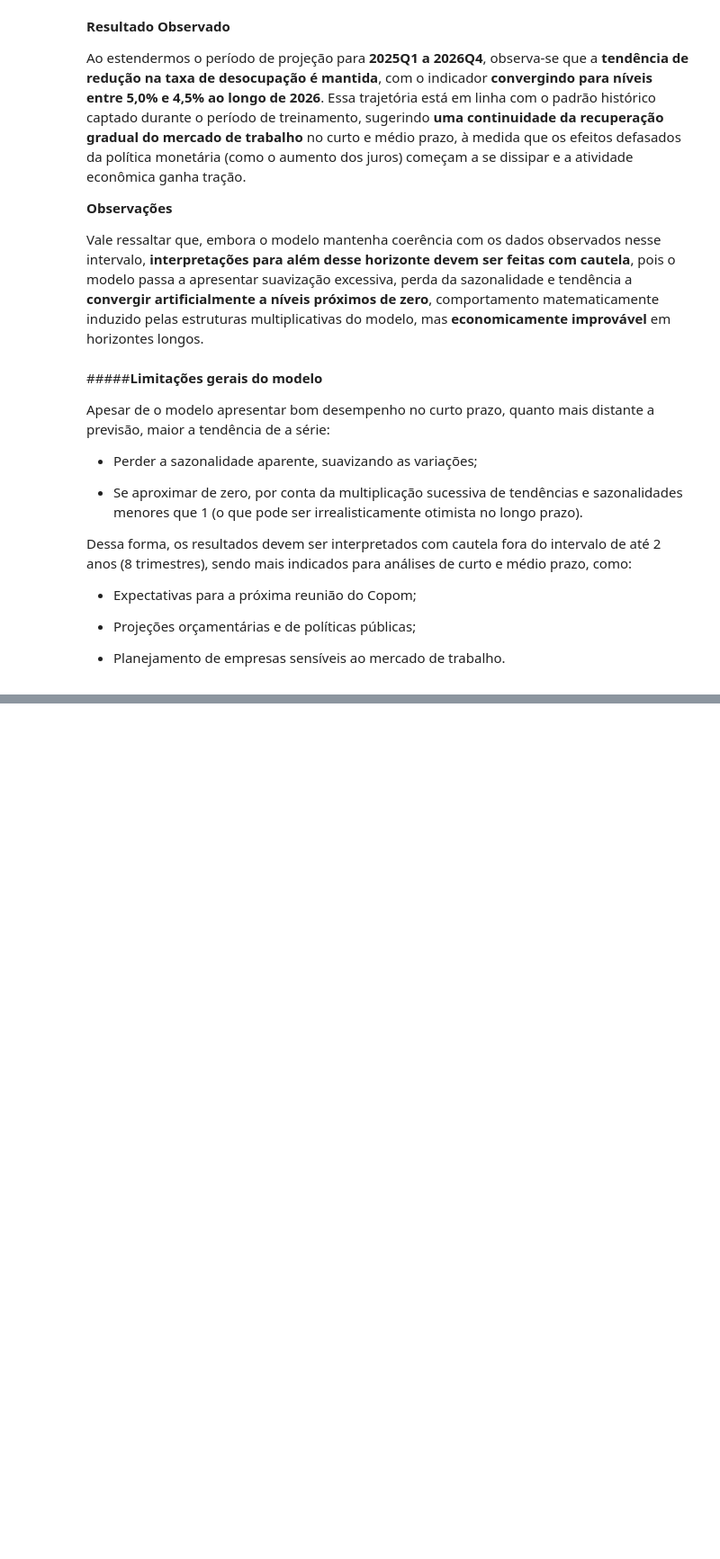
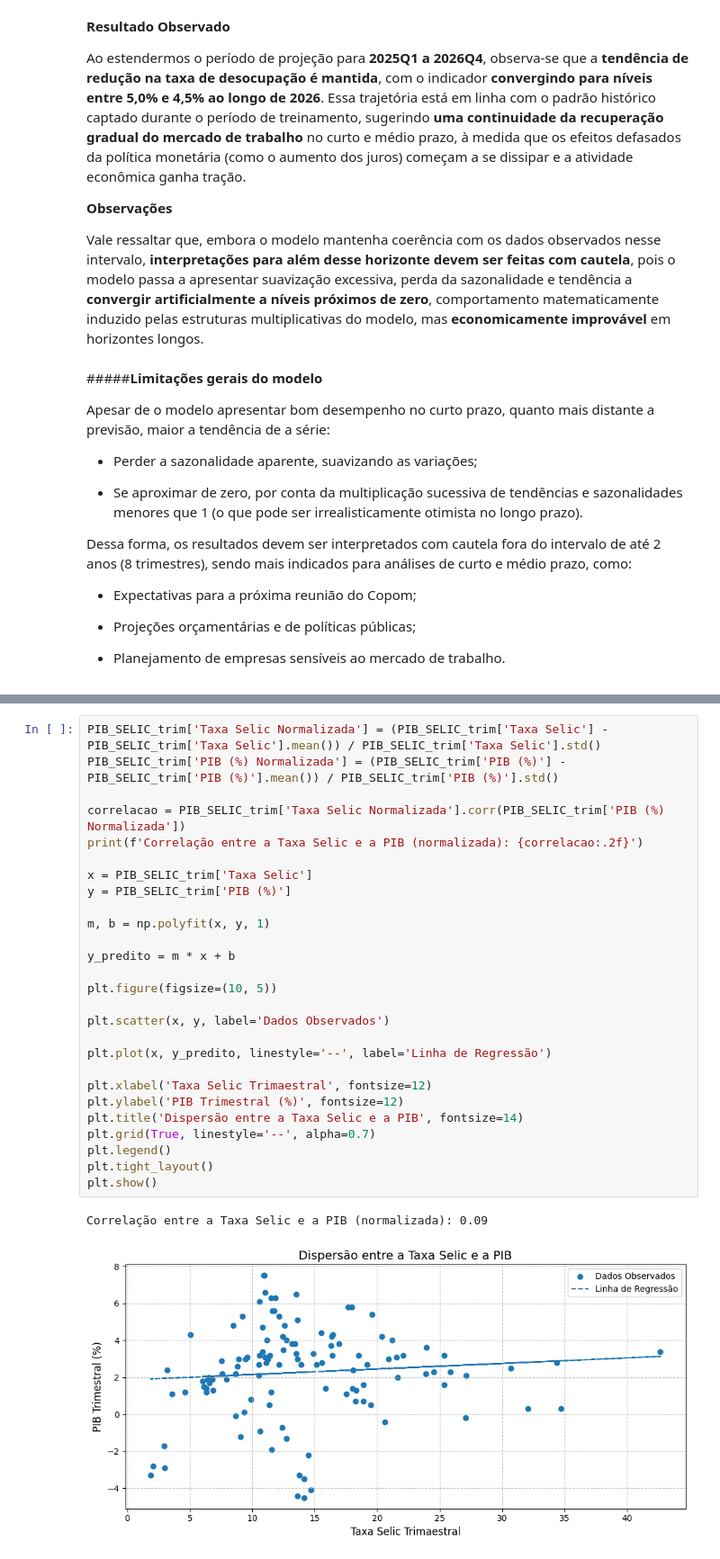
Before and after one commit to gabyxsantos/Economia, a Jupyter notebook: trabalho_pt2.ipynb, the cells around one changed output, grey strips where cells are left out. Shown at 90% size. Saved outputs shown, nothing was run; the diff lists cells and outputs as text; blank space fills up the shorter version.

```diff
--- a/trabalho_pt2.ipynb
+++ b/trabalho_pt2.ipynb
@@ -1341,0 +1371,30 @@ Dessa forma, os resultados devem ser interpretados com cautela fora do intervalo
+# %%
+PIB_SELIC_trim['Taxa Selic Normalizada'] = (PIB_SELIC_trim['Taxa Selic'] - PIB_SELIC_trim['Taxa Selic'].mean()) / PIB_SELIC_trim['Taxa Selic'].std()
+PIB_SELIC_trim['PIB (%) Normalizada'] = (PIB_SELIC_trim['PIB (%)'] - PIB_SELIC_trim['PIB (%)'].mean()) / PIB_SELIC_trim['PIB (%)'].std()
+
+correlacao = PIB_SELIC_trim['Taxa Selic Normalizada'].corr(PIB_SELIC_trim['PIB (%) Normalizada'])
+print(f'Correlação entre a Taxa Selic e a PIB (normalizada): {correlacao:.2f}')
+
+x = PIB_SELIC_trim['Taxa Selic']
+y = PIB_SELIC_trim['PIB (%)']
+
+m, b = np.polyfit(x, y, 1)
+
+y_predito = m * x + b
+
+plt.figure(figsize=(10, 5))
+
+plt.scatter(x, y, label='Dados Observados')
+
+plt.plot(x, y_predito, linestyle='--', label='Linha de Regressão')
+
+plt.xlabel('Taxa Selic Trimaestral', fontsize=12)
+plt.ylabel('PIB Trimestral (%)', fontsize=12)
+plt.title('Dispersão entre a Taxa Selic e a PIB', fontsize=14)
+plt.grid(True, linestyle='--', alpha=0.7)
+plt.legend()
+plt.tight_layout()
+plt.show()
+# %% [output]
+Correlação entre a Taxa Selic e a PIB (normalizada): 0.09
+[figure, added]
```
Also changed, not shown: parts of 9 cells of this notebook.
